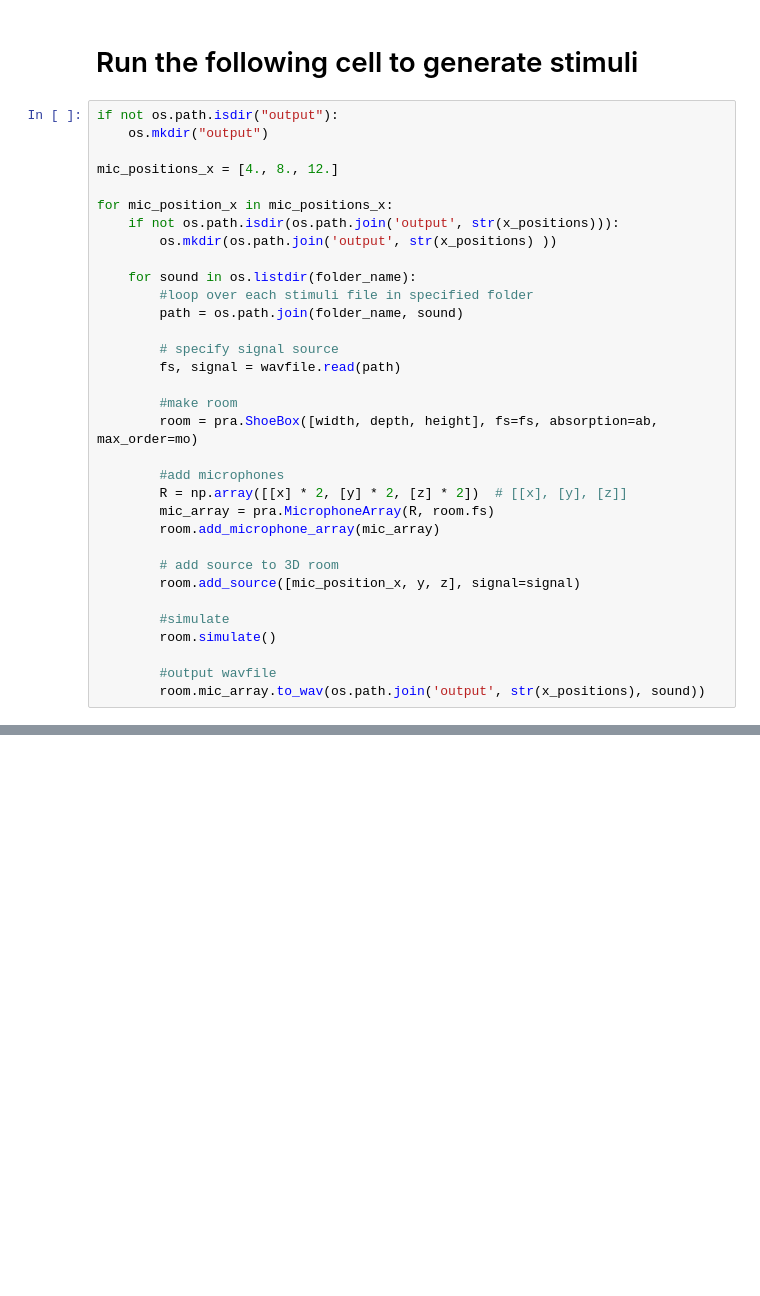
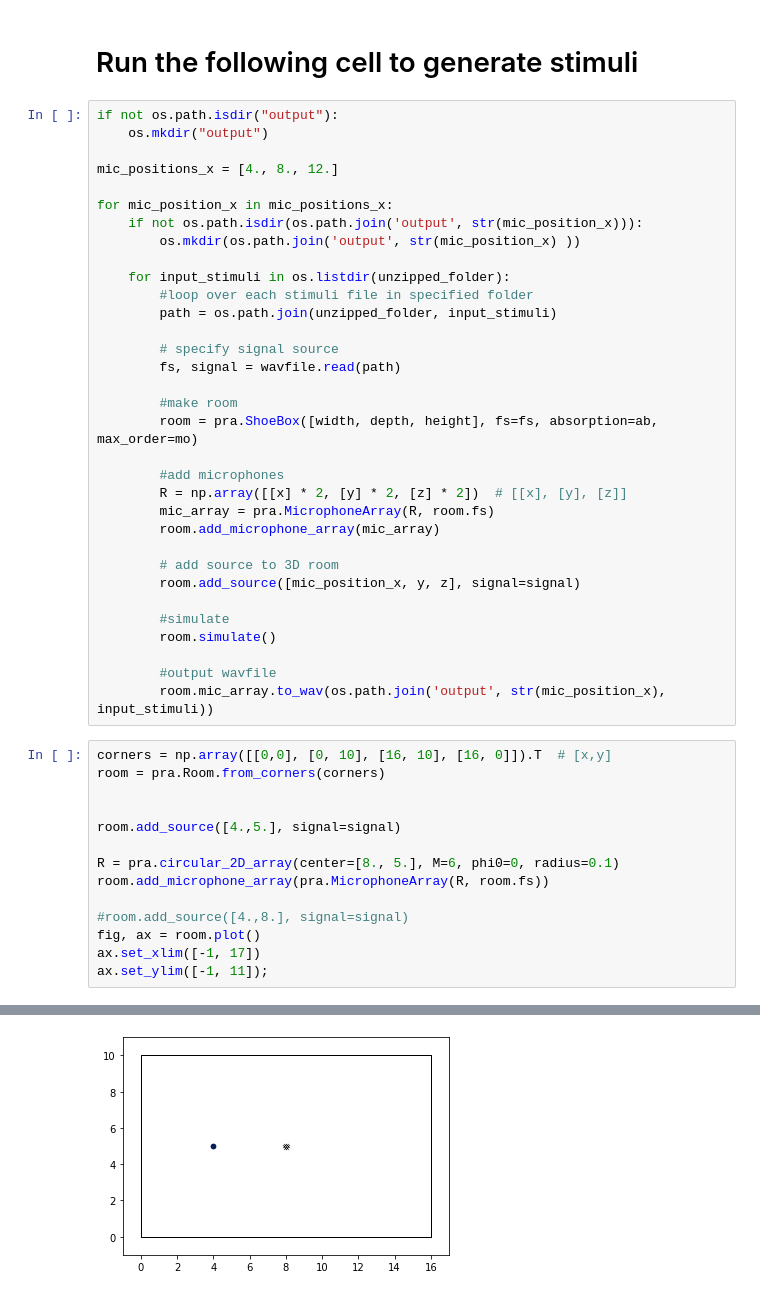
Before and after one commit to emailyc/Sound_Distance_stimuli, a Jupyter notebook: generate_sounds.ipynb, the cells around one changed output, grey strips where cells are left out. Saved outputs shown, nothing was run; the diff lists cells and outputs as text; blank space fills up the shorter version.

```diff
--- a/generate_sounds.ipynb
+++ b/generate_sounds.ipynb
@@ -120,12 +120,12 @@ if not os.path.isdir("output"):
 mic_positions_x = [4., 8., 12.]
 
 for mic_position_x in mic_positions_x:
-    if not os.path.isdir(os.path.join('output', str(x_positions))):
-        os.mkdir(os.path.join('output', str(x_positions) ))
+    if not os.path.isdir(os.path.join('output', str(mic_position_x))):
+        os.mkdir(os.path.join('output', str(mic_position_x) ))
 
-    for sound in os.listdir(folder_name):
+    for input_stimuli in os.listdir(unzipped_folder):
         #loop over each stimuli file in specified folder
-        path = os.path.join(folder_name, sound)
+        path = os.path.join(unzipped_folder, input_stimuli)
 
         # specify signal source
         fs, signal = wavfile.read(path)
@@ -145,4 +145,19 @@ for mic_position_x in mic_positions_x:
         room.simulate()
 
         #output wavfile
-        room.mic_array.to_wav(os.path.join('output', str(x_positions), sound))
+        room.mic_array.to_wav(os.path.join('output', str(mic_position_x), input_stimuli))
+# %%
+corners = np.array([[0,0], [0, 10], [16, 10], [16, 0]]).T  # [x,y]
+room = pra.Room.from_corners(corners)
+
+
+room.add_source([4.,5.], signal=signal)
+
+R = pra.circular_2D_array(center=[8., 5.], M=6, phi0=0, radius=0.1)
+room.add_microphone_array(pra.MicrophoneArray(R, room.fs))
+
+#room.add_source([4.,8.], signal=signal)
+fig, ax = room.plot()
+ax.set_xlim([-1, 17])
+ax.set_ylim([-1, 11]);
+# %% [output]
@@ -148,0 +165 @@ for mic_position_x in mic_positions_x:
+[figure, added]
```
Also changed, not shown: parts of 9 cells of this notebook, 13 other files.
